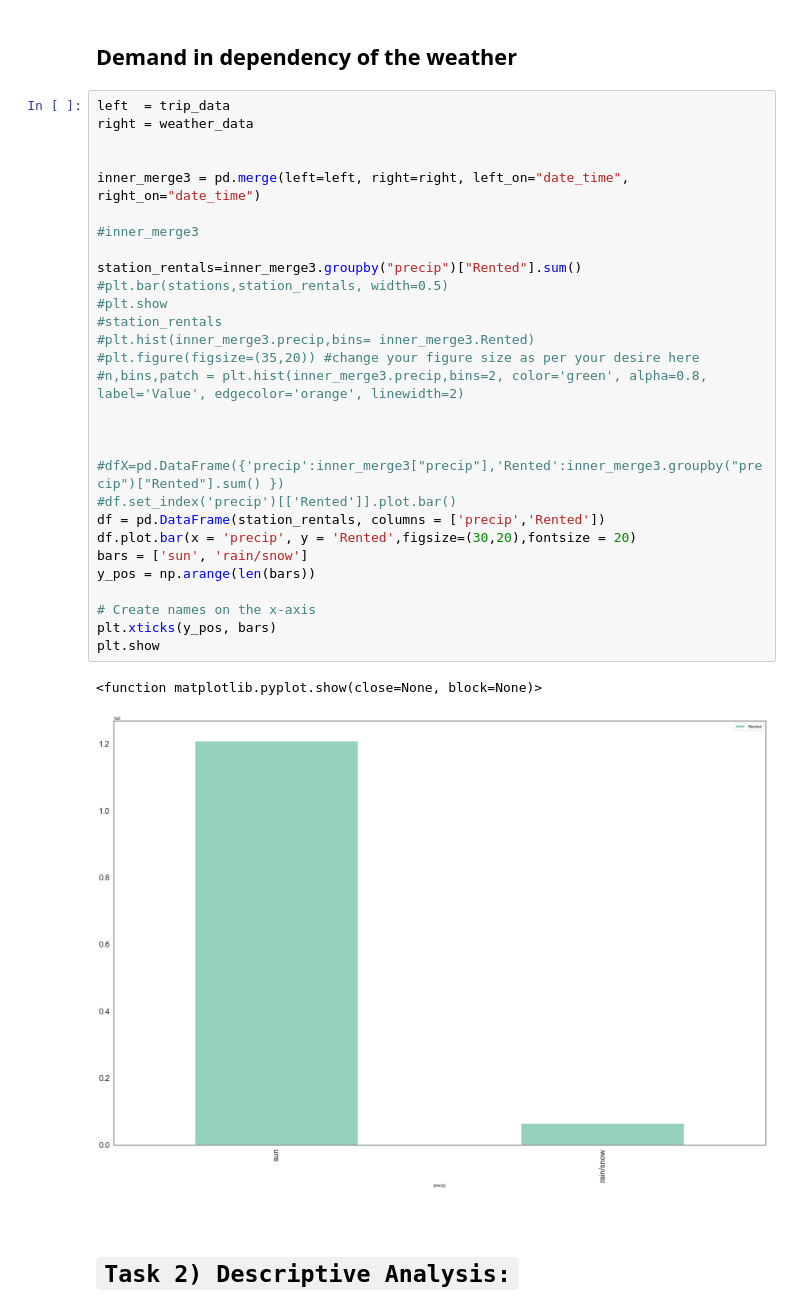
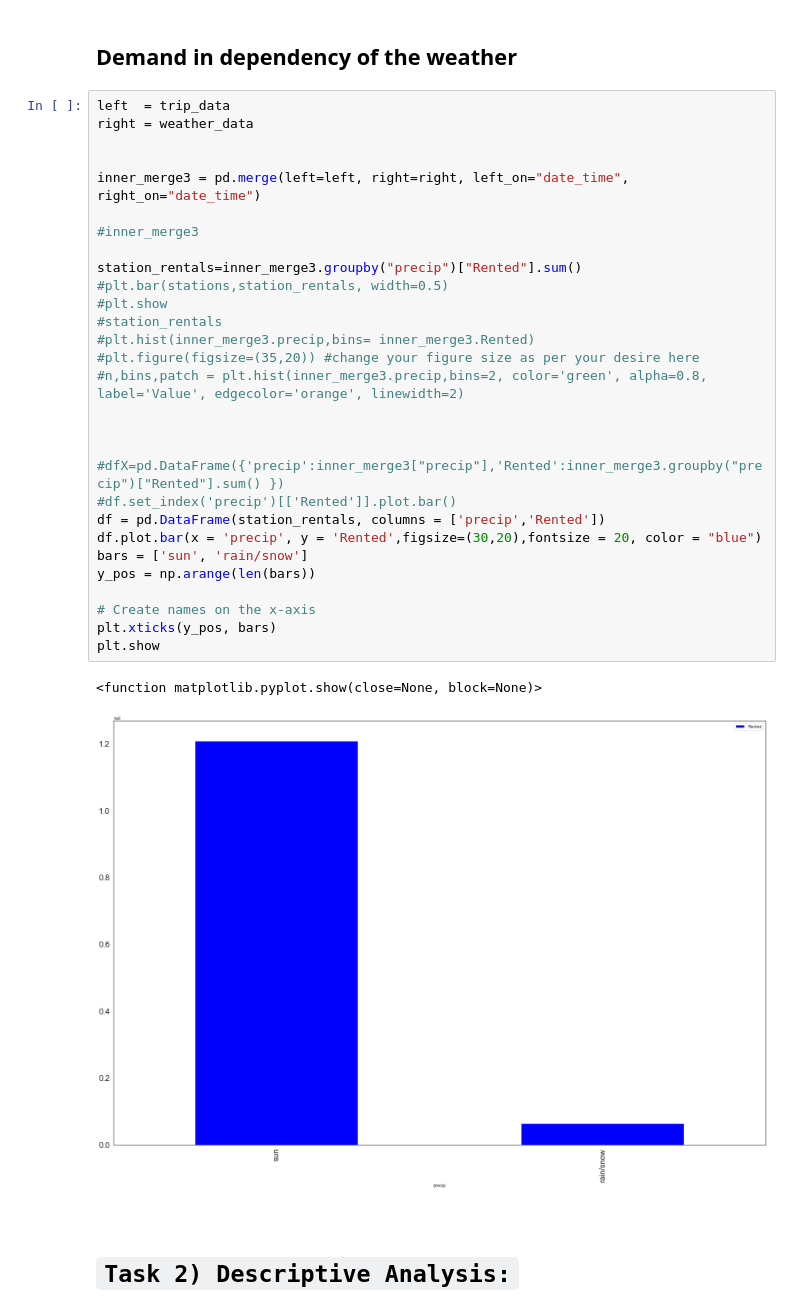
Before and after one commit to NiklasNesseler/ProjectNotFound, a Jupyter notebook: DSML_GroupProject_Boston2017.ipynb, the cells around one changed output. Cells and saved outputs as stored; diff of their text form.

```diff
--- a/DSML_GroupProject_Boston2017.ipynb
+++ b/DSML_GroupProject_Boston2017.ipynb
@@ -696,35 +696,35 @@ inner_merge2
 # %%
 left  = trip_data
 right = weather_data
 
 
 inner_merge3 = pd.merge(left=left, right=right, left_on="date_time", right_on="date_time")
 
 #inner_merge3
 
 station_rentals=inner_merge3.groupby("precip")["Rented"].sum()
 #plt.bar(stations,station_rentals, width=0.5)
 #plt.show
 #station_rentals
 #plt.hist(inner_merge3.precip,bins= inner_merge3.Rented)
 #plt.figure(figsize=(35,20)) #change your figure size as per your desire here
 #n,bins,patch = plt.hist(inner_merge3.precip,bins=2, color='green', alpha=0.8, label='Value', edgecolor='orange', linewidth=2)
 
 
 
 #dfX=pd.DataFrame({'precip':inner_merge3["precip"],'Rented':inner_merge3.groupby("precip")["Rented"].sum() })
 #df.set_index('precip')[['Rented']].plot.bar()
 df = pd.DataFrame(station_rentals, columns = ['precip','Rented'])
-df.plot.bar(x = 'precip', y = 'Rented',figsize=(30,20),fontsize = 20)
+df.plot.bar(x = 'precip', y = 'Rented',figsize=(30,20),fontsize = 20, color = "blue")
 bars = ['sun', 'rain/snow']
 y_pos = np.arange(len(bars))
 
 # Create names on the x-axis
 plt.xticks(y_pos, bars)
 plt.show
 # %% [output]
 <function matplotlib.pyplot.show(close=None, block=None)>
-[figure, old version]
+[figure, new version]
 # %% [markdown]
 $\;\;\;\;\;\;$
 # `Task 2) Descriptive Analysis:`
```
Also changed, not shown: parts of 17 cells of this notebook.
